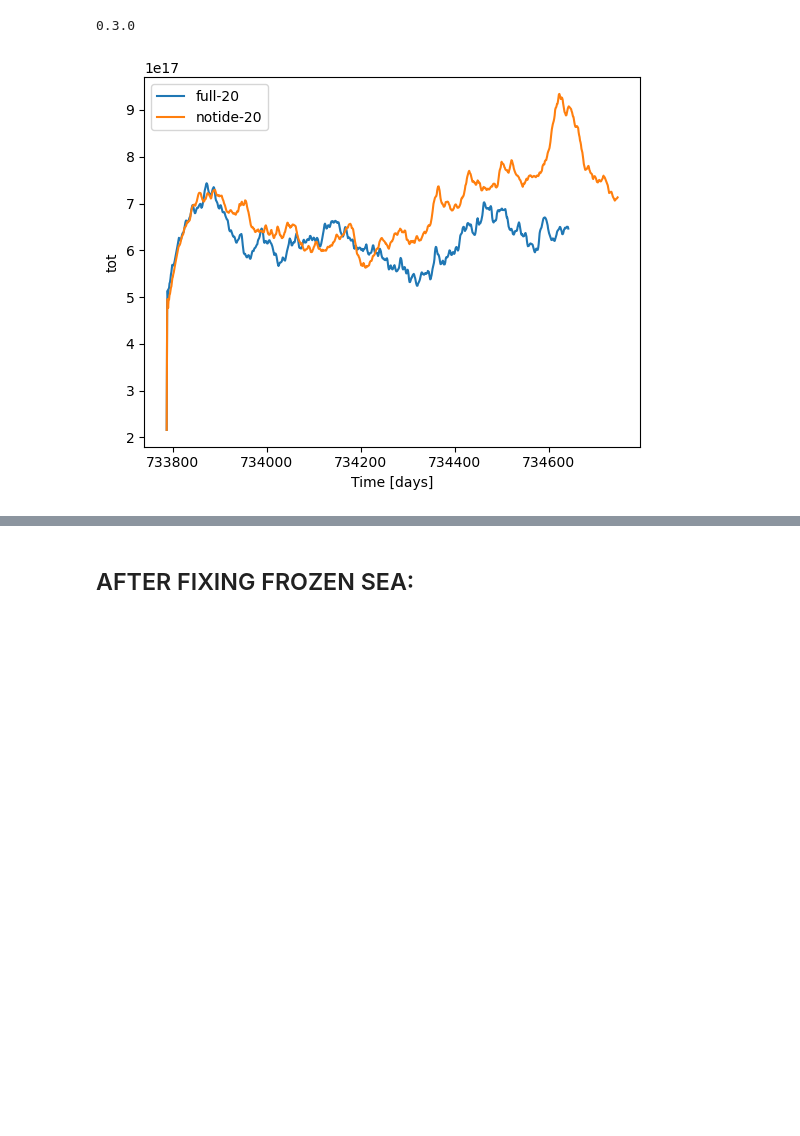
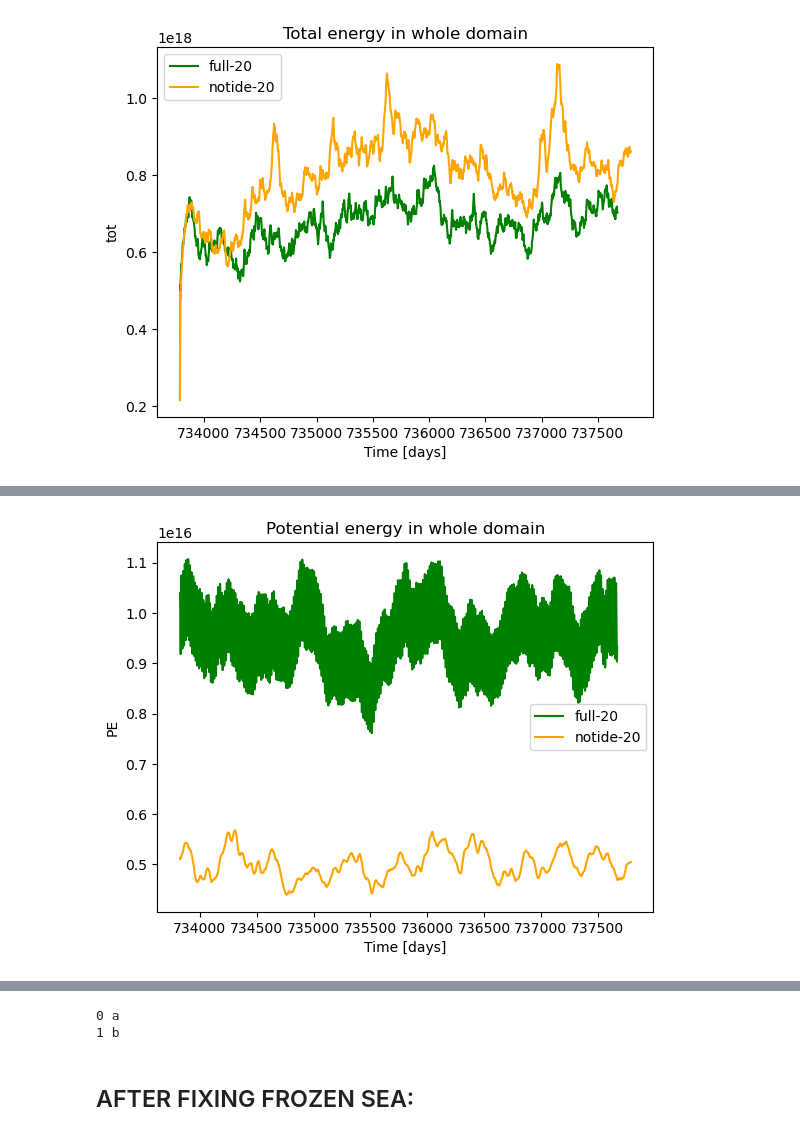
Before and after one commit to ashjbarnes/tasman-tides, a Jupyter notebook: notebooks/analysis/plot_spinup.ipynb, the cells around one changed output, grey strips where cells are left out. Saved outputs shown, nothing was run; the diff lists cells and outputs as text; code cells hidden in the pictures; blank space fills up the shorter version.

```diff
--- a/notebooks/analysis/plot_spinup.ipynb
+++ b/notebooks/analysis/plot_spinup.ipynb
@@ -19,30 +19,41 @@ Hosting the HTTP server on port 43747 instead
 # %%
-stats = {}
-expts = ["full-20","notide-20"]
-for i in expts:
-    try:
-        temp = xr.open_mfdataset(
-            [str(j) for j in (Path("/g/data/nm03/ab8992/outputs") / i).glob("output*/ocean_stats.nc")],decode_times = False
-        )
+# stats = {}
+# expts = ["full-20","notide-20"]
+# for i in expts:
+#     try:
+#         temp = xr.open_mfdataset(
+#             [str(j) for j in (Path("/g/data/nm03/ab8992/outputs") / i).glob("output*/ocean_stats.nc")],decode_times = False
+#         )
 
-        stats[i]  = xr.Dataset(
-            {
-                "KE": temp.KE.sum("Layer"),
-                "PE": temp.APE.sum("Interface"),
-                "tot": temp.KE.sum("Layer") + temp.APE.sum("Interface")
-            }
-        )
-        # Modify Time coordinate of stats[i]
+#         stats[i]  = xr.Dataset(
+#             {
+#                 "KE": temp.KE.sum("Layer"),
+#                 "PE": temp.APE.sum("Interface"),
+#                 "tot": temp.KE.sum("Layer") + temp.APE.sum("Interface")
+#             }
+#         )
+#         # Modify Time coordinate of stats[i]
 
 
-        # stats[i].coords["Time"][:].values -= 735600
-    except Exception as e:
-        print(i)
-        print(e)
-        pass
-for i in expts:
-    stats[i].tot.plot(label=i)
+#         # stats[i].coords["Time"][:].values -= 735600
+#     except Exception as e:
+#         print(i)
+#         print(e)
+#         pass
+colours = ["green","orange","purple"]
+for j,i in enumerate(expts):
+    stats[i].tot.plot(label=i,color = colours[j])
+    plt.title("Total energy in whole domain")
     plt.legend()
+plt.figure()
+for j,i in enumerate(expts):
+    stats[i].PE.rolling(Time = 40).mean().plot(label=i,color = colours[j])
+    plt.title("Potential energy in whole domain")
+    plt.legend()
+plt.figure()
+for j,i in enumerate(expts):
+    stats[i].KE.plot(label=i,color = colours[j])
+    plt.title("Potential energy in whole domain")
+    plt.legend()
 # %% [output]
-0.3.0
-[figure, old version]
+[figure, new version]
@@ -61,0 +60 @@ for i in expts:
+[figure, added]
@@ -62,3 +62,9 @@ for i in expts:
+# %%
+for i,j in enumerate(["a","b"]):
+    print(i,j)
+# %% [output]
+0 a
+1 b
 # %% [markdown]
 ## AFTER FIXING FROZEN SEA:
 # %%
```
Also changed, not shown: parts of 2 cells of this notebook, 1 other file.
